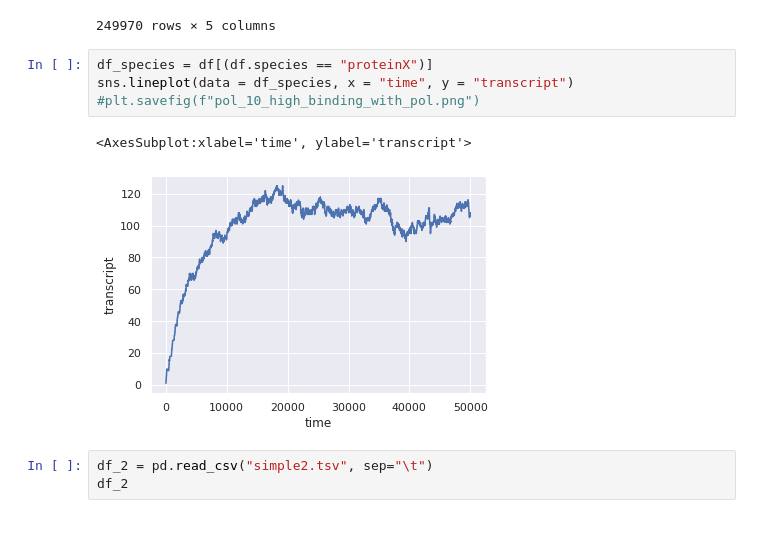
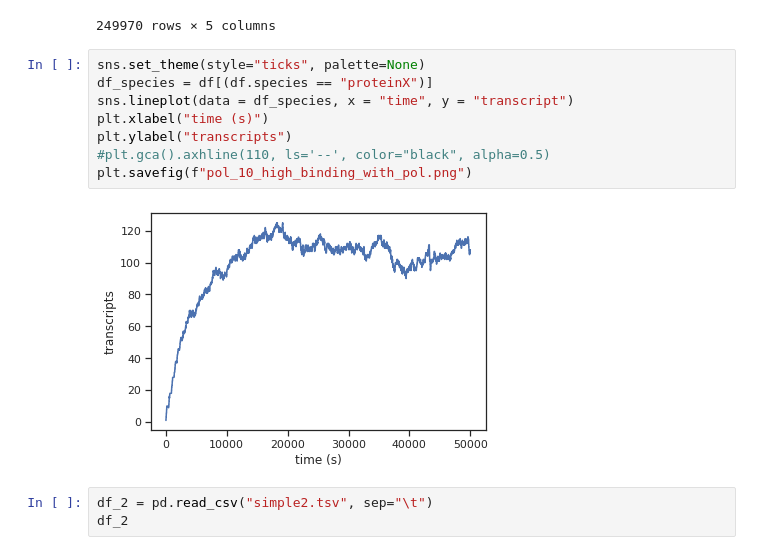
Before and after one commit to alexismhill3/tRNA-dynamics, a Jupyter notebook: quant_analysis/Untitled.ipynb, the cells around one changed output. Drawn from its saved outputs; the diff is of its cells as text; blank space fills up the shorter version.

Commit message:
re-make plots for prelim presentation

```diff
--- a/quant_analysis/Untitled.ipynb
+++ b/quant_analysis/Untitled.ipynb
@@ -28,12 +28,15 @@ df
 | 249969 | 49999.001147 | rnapol | 0.0 | 0.0 | 0.0 |
 249970 rows × 5 columns
 # %%
+sns.set_theme(style="ticks", palette=None)
 df_species = df[(df.species == "proteinX")]
 sns.lineplot(data = df_species, x = "time", y = "transcript")
-#plt.savefig(f"pol_10_high_binding_with_pol.png")
+plt.xlabel("time (s)")
+plt.ylabel("transcripts")
+#plt.gca().axhline(110, ls='--', color="black", alpha=0.5)
+plt.savefig(f"pol_10_high_binding_with_pol.png")
 # %% [output]
-<AxesSubplot:xlabel='time', ylabel='transcript'>
-[figure, old version]
+[figure, new version]
 # %%
 df_2 = pd.read_csv("simple2.tsv", sep="\t")
 df_2
```
Also changed, not shown: 15 other files.
